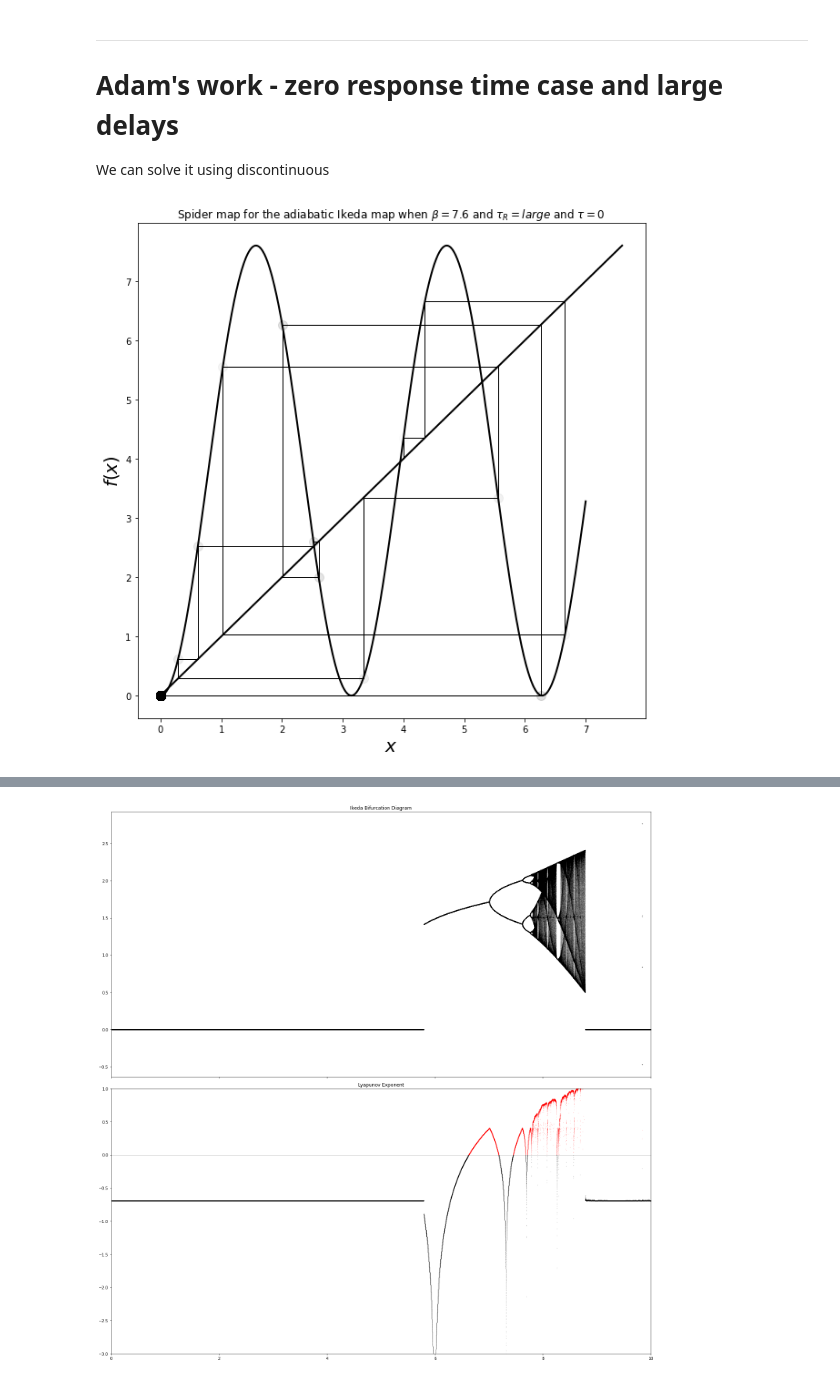
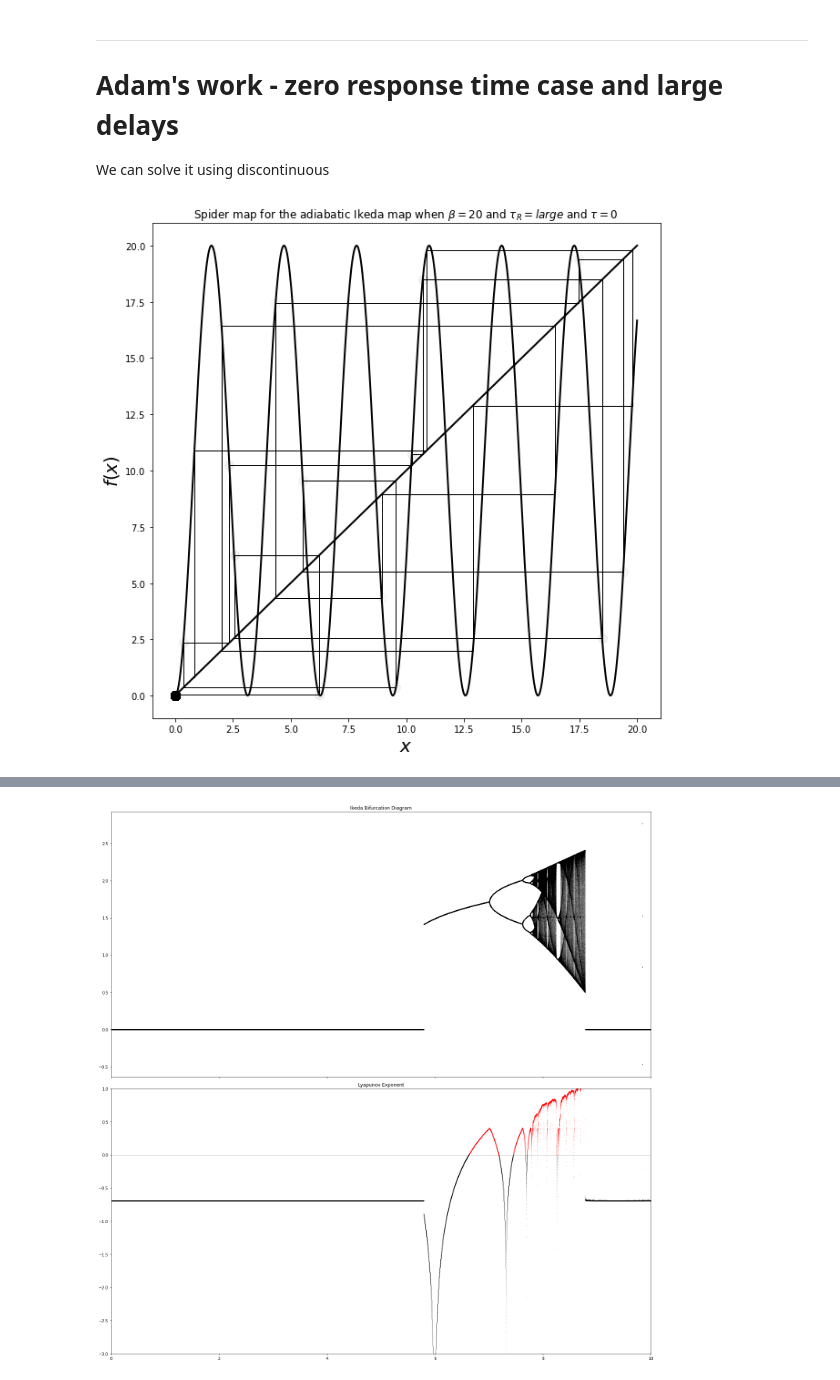
Before and after one commit to ihkim94/Ikeda, a Jupyter notebook: Ikeda_map.ipynb, the cells around one changed output, grey strips where cells are left out. Cells and saved outputs as stored; diff of their text form; code cells hidden in the pictures.

```diff
--- a/Ikeda_map.ipynb
+++ b/Ikeda_map.ipynb
@@ -293,26 +293,26 @@ class spiderweb:
         plt.xlabel(r'$x$', fontsize=20)
         plt.ylabel(r'$f(x)$', fontsize=20)
 
-    def plot_logistic(self, r, ic, t_min, t_max, tn):
+    def plot_logistic(self, r, ic, t_min=0, t_max=1, tn=100000):
         tpts = np.linspace(t_min, t_max, tn)
         plt.figure(figsize=(10, 10))
-        plt.plot(tpts, self.ikeda_adiabatic(b, tpts),'k',lw=2)
-        plt.plot([t_min,b],[t_min,b],'k',lw=2)
+        plt.plot(tpts, self.logistic_model(r, tpts),'k',lw=1)
+        plt.plot([t_min,t_max],[t_min,t_max],'k',lw=1)
 
 
         y = ic
         for i in range(self.n):
-            f = self.ikeda_adiabatic(b, y)
+            f = self.logistic_model(r, y)
             plt.plot([y,y],[y,f],'k',lw=1)
             plt.plot([y,f],[f,f],'k',lw=1)
             plt.plot([y],[f],'ok',ms=10,alpha=(i+1)/self.n)
 
             y=f
-        plt.title(rf'Spider map for the adiabatic Ikeda map when $\beta = {b}$ and $\tau_R=large$ and $\tau={0}$')
+        plt.title(rf'Spider map for the logistic map when $r = {r}$')
         plt.xlabel(r'$x$', fontsize=20)
         plt.ylabel(r'$f(x)$', fontsize=20)
 # %%
-ikeda_adiabatic_model = spiderweb(n = 100)
-ikeda_adiabatic_model.plot_adiabatic_ikeda(b = 7.6, ic = 4, t_min = 0, t_max = 7, tn = 1000)
+ikeda_adiabatic_model = spiderweb(n = 300)
+ikeda_adiabatic_model.plot_adiabatic_ikeda(b = 20, ic = 0.83, t_min = 0, t_max = 20, tn = 1000)
 # %% [output]
-[figure, old version]
+[figure, new version]
```
Also changed, not shown: parts of 4 cells of this notebook.
